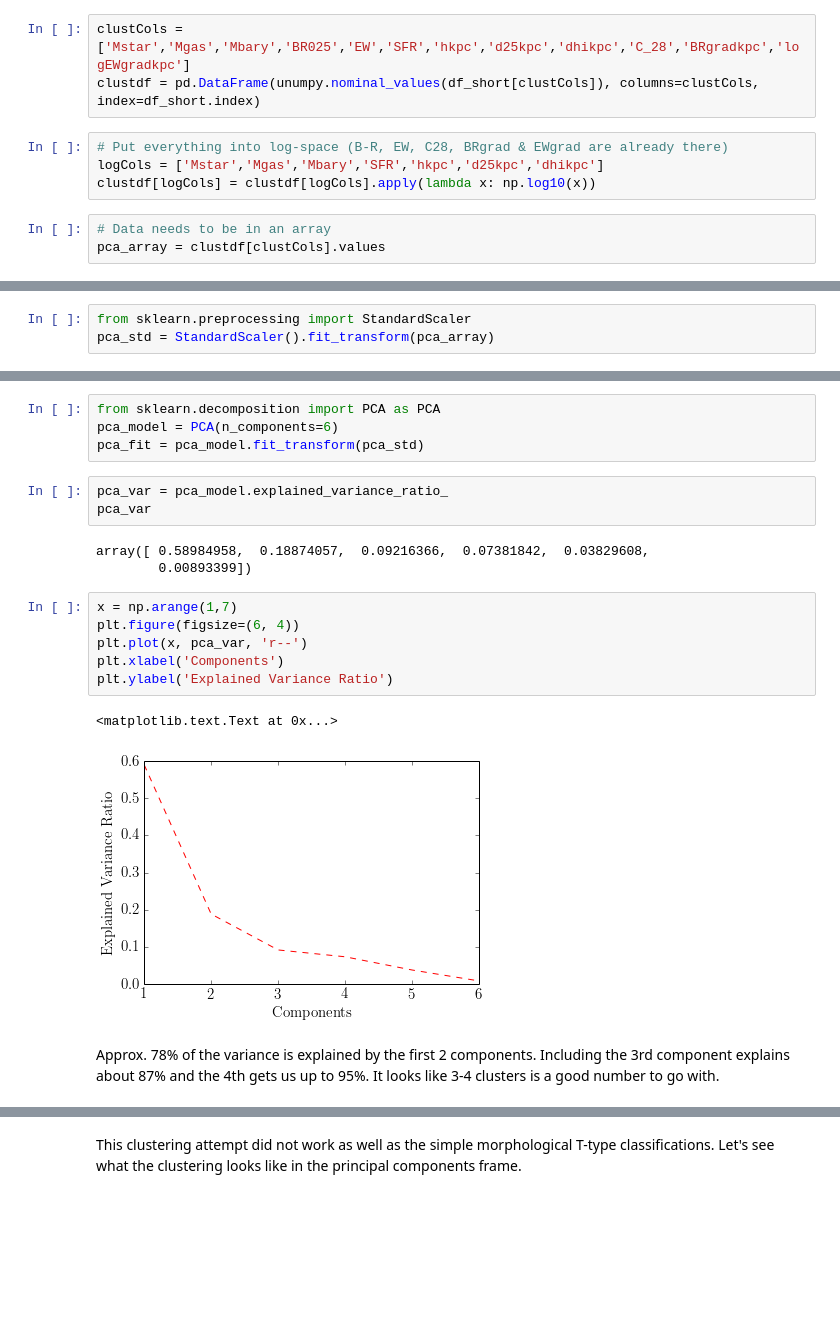
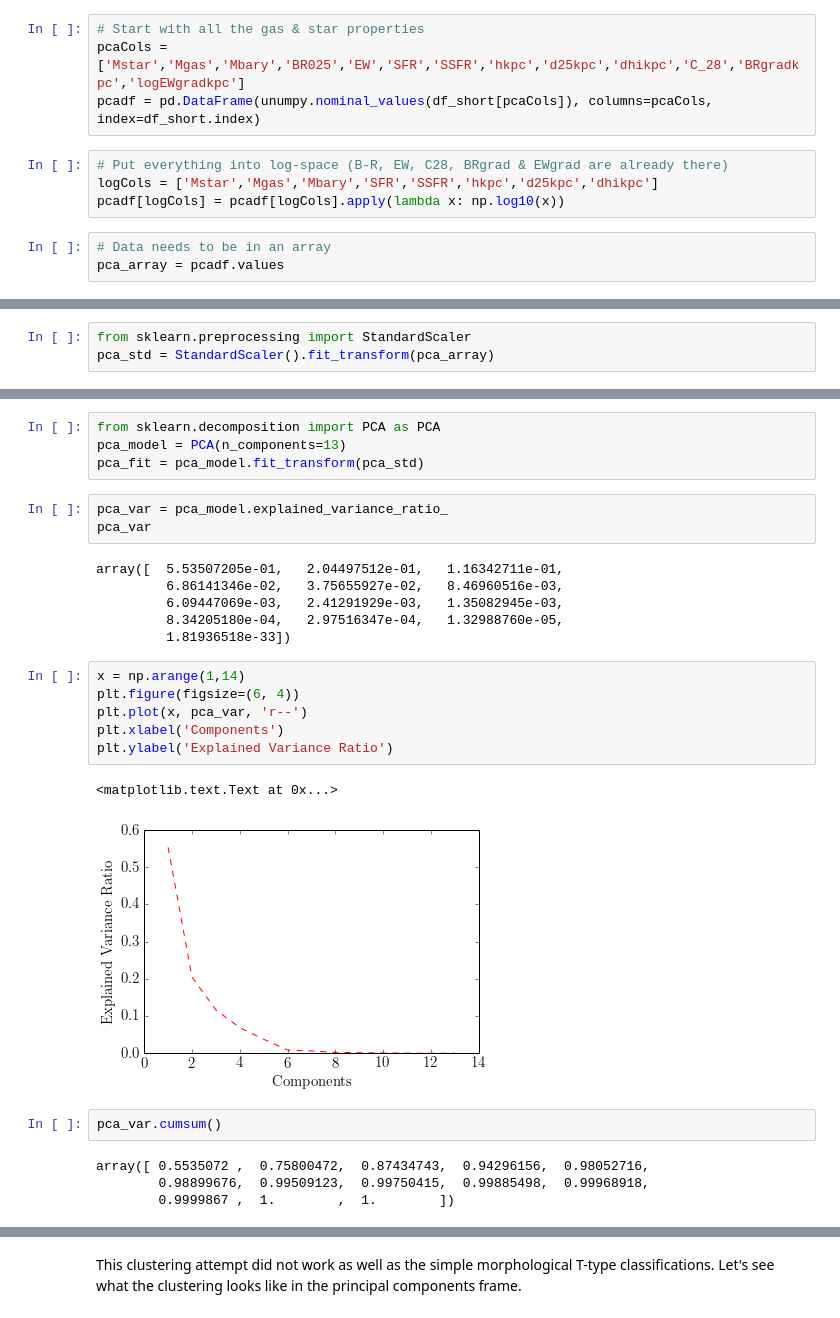
Before and after one commit to erichards/DissertationResearch, a Jupyter notebook: galaxiesEDA.ipynb, the cells around one changed output, grey strips where cells are left out. Drawn from its saved outputs; the diff is of its cells as text; blank space fills up the shorter version.

```diff
--- a/galaxiesEDA.ipynb
+++ b/galaxiesEDA.ipynb
@@ -405,13 +411,14 @@ We can try a principal components analysis first to get an idea of how many clus
 # %%
-clustCols = ['Mstar','Mgas','Mbary','BR025','EW','SFR','hkpc','d25kpc','dhikpc','C_28','BRgradkpc','logEWgradkpc']
-clustdf = pd.DataFrame(unumpy.nominal_values(df_short[clustCols]), columns=clustCols, index=df_short.index)
+# Start with all the gas & star properties
+pcaCols = ['Mstar','Mgas','Mbary','BR025','EW','SFR','SSFR','hkpc','d25kpc','dhikpc','C_28','BRgradkpc','logEWgradkpc']
+pcadf = pd.DataFrame(unumpy.nominal_values(df_short[pcaCols]), columns=pcaCols, index=df_short.index)
 # %%
 # Put everything into log-space (B-R, EW, C28, BRgrad & EWgrad are already there)
-logCols = ['Mstar','Mgas','Mbary','SFR','hkpc','d25kpc','dhikpc']
-clustdf[logCols] = clustdf[logCols].apply(lambda x: np.log10(x))
+logCols = ['Mstar','Mgas','Mbary','SFR','SSFR','hkpc','d25kpc','dhikpc']
+pcadf[logCols] = pcadf[logCols].apply(lambda x: np.log10(x))
 # %%
 # Data needs to be in an array
-pca_array = clustdf[clustCols].values
+pca_array = pcadf.values
 # %% [markdown]
 The scales and units of the data are all over the place, so we'll standardize by setting the mean = 0 and variance = 1.
 # %%
@@ -420,21 +429,28 @@ pca_std = StandardScaler().fit_transform(pca_array)
 # %%
 from sklearn.decomposition import PCA as PCA
-pca_model = PCA(n_components=6)
+pca_model = PCA(n_components=13)
 pca_fit = pca_model.fit_transform(pca_std)
 # %%
 pca_var = pca_model.explained_variance_ratio_
 pca_var
 # %% [output]
-array([ 0.58984958,  0.18874057,  0.09216366,  0.07381842,  0.03829608,
-        0.00893399])
+array([  5.53507205e-01,   2.04497512e-01,   1.16342711e-01,
+         6.86141346e-02,   3.75655927e-02,   8.46960516e-03,
+         6.09447069e-03,   2.41291929e-03,   1.35082945e-03,
+         8.34205180e-04,   2.97516347e-04,   1.32988760e-05,
+         1.81936518e-33])
 # %%
-x = np.arange(1,7)
+x = np.arange(1,14)
 plt.figure(figsize=(6, 4))
 plt.plot(x, pca_var, 'r--')
 plt.xlabel('Components')
 plt.ylabel('Explained Variance Ratio')
 # %% [output]
 <matplotlib.text.Text at 0x...>
-[figure, old version]
+[figure, new version]
-# %% [markdown]
-Approx. 78% of the variance is explained by the first 2 components. Including the 3rd component explains about 87% and the 4th gets us up to 95%. It looks like 3-4 clusters is a good number to go with.
+# %%
+pca_var.cumsum()
+# %% [output]
+array([ 0.5535072 ,  0.75800472,  0.87434743,  0.94296156,  0.98052716,
+        0.98899676,  0.99509123,  0.99750415,  0.99885498,  0.99968918,
+        0.9999867 ,  1.        ,  1.        ])
```
Also changed, not shown: parts of 20 cells of this notebook.
